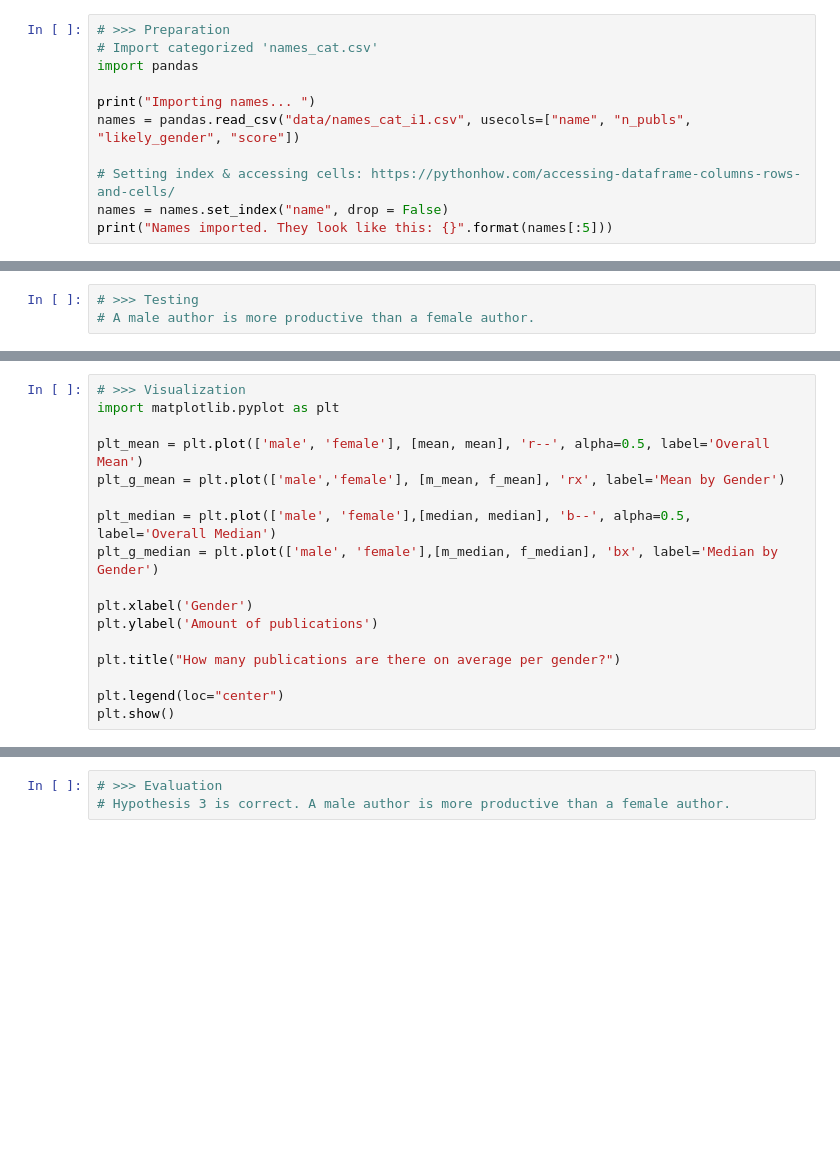
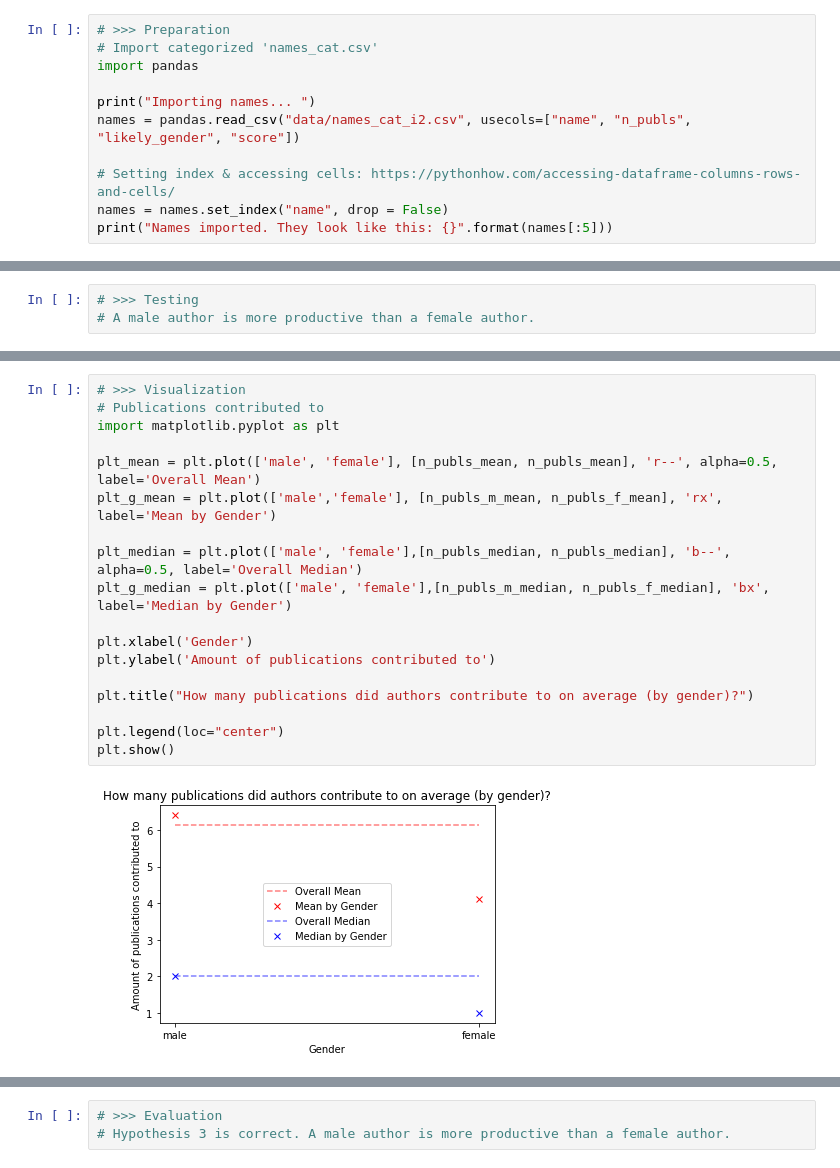
Before and after one commit to LiFaytheGoblin/Gender-Equality-in-CS-Publications, a Jupyter notebook: HypothesisTesting_H3.ipynb, the cells around one changed output, grey strips where cells are left out. Drawn from its saved outputs; the diff is of its cells as text; blank space fills up the shorter version.

Commit message:
improved visualization for h3 for newly calculated publications data

```diff
--- a/HypothesisTesting_H3.ipynb
+++ b/HypothesisTesting_H3.ipynb
@@ -9,7 +9,7 @@
 import pandas
 
 print("Importing names... ")
-names = pandas.read_csv("data/names_cat_i1.csv", usecols=["name", "n_publs", "likely_gender", "score"])
+names = pandas.read_csv("data/names_cat_i2.csv", usecols=["name", "n_publs", "likely_gender", "score"])
 
 # Setting index & accessing cells: https://pythonhow.com/accessing-dataframe-columns-rows-and-cells/
 names = names.set_index("name", drop = False)
@@ -37,17 +170,20 @@ print("The median for the amount of pieces published by female authors is {} pie
 # %%
 # >>> Visualization
+# Publications contributed to
 import matplotlib.pyplot as plt
 
-plt_mean = plt.plot(['male', 'female'], [mean, mean], 'r--', alpha=0.5, label='Overall Mean')
-plt_g_mean = plt.plot(['male','female'], [m_mean, f_mean], 'rx', label='Mean by Gender')
+plt_mean = plt.plot(['male', 'female'], [n_publs_mean, n_publs_mean], 'r--', alpha=0.5, label='Overall Mean')
+plt_g_mean = plt.plot(['male','female'], [n_publs_m_mean, n_publs_f_mean], 'rx', label='Mean by Gender')
 
-plt_median = plt.plot(['male', 'female'],[median, median], 'b--', alpha=0.5, label='Overall Median')
-plt_g_median = plt.plot(['male', 'female'],[m_median, f_median], 'bx', label='Median by Gender')
+plt_median = plt.plot(['male', 'female'],[n_publs_median, n_publs_median], 'b--', alpha=0.5, label='Overall Median')
+plt_g_median = plt.plot(['male', 'female'],[n_publs_m_median, n_publs_f_median], 'bx', label='Median by Gender')
 
 plt.xlabel('Gender')
-plt.ylabel('Amount of publications')
+plt.ylabel('Amount of publications contributed to')
 
-plt.title("How many publications are there on average per gender?")
+plt.title("How many publications did authors contribute to on average (by gender)?")
 
 plt.legend(loc="center")
 plt.show()
+# %% [output]
+[figure, added]
```
Also changed, not shown: parts of 9 cells of this notebook.
